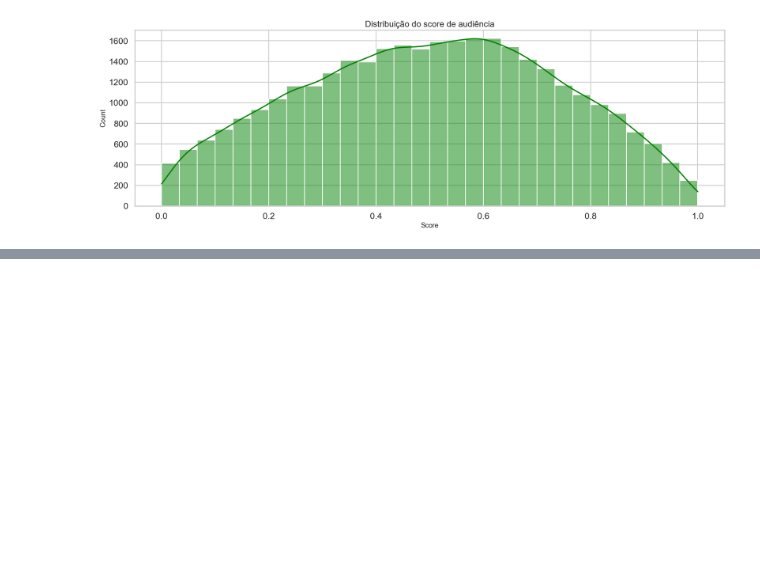
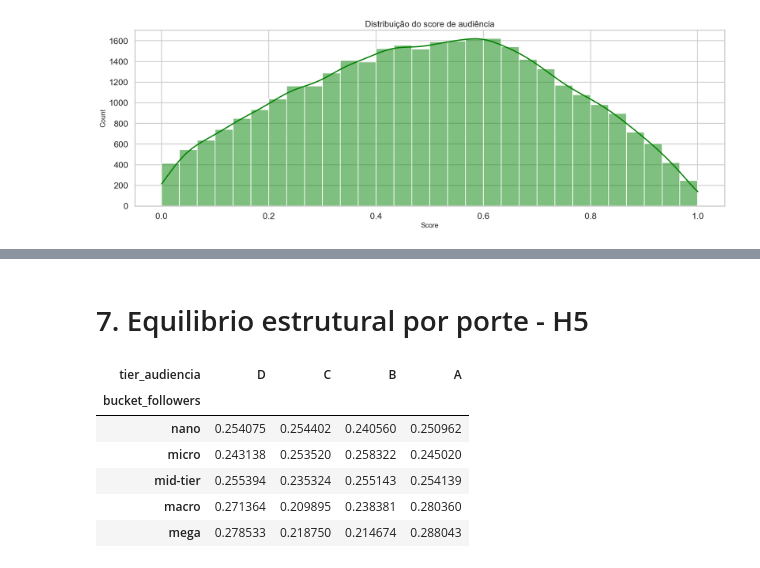
Before and after one commit to Davi-SC/influencers_kim, a Jupyter notebook: validacao_hipoteses.ipynb, the cells around one changed output, grey strips where cells are left out. Cells and saved outputs as stored; diff of their text form; code cells hidden in the pictures; blank space fills up the shorter version.

```diff
--- a/validacao_hipoteses.ipynb
+++ b/validacao_hipoteses.ipynb
@@ -139,0 +278,13 @@ plt.show()
+# %% [markdown]
+# 7. Equilibrio estrutural por porte - H5
+# %%
+dist_bucket_tier = pd.crosstab(df_pd["bucket_followers"], df_pd["tier_audiencia"], normalize="index").reindex(index=ORDEM_BUCKET, columns=ORDEM_TIER)
+dist_bucket_tier
+# %% [output]
+| tier_audiencia | D | C | B | A |
+| bucket_followers |  |  |  |  |
+| nano | 0.254075 | 0.254402 | 0.240560 | 0.250962 |
+| micro | 0.243138 | 0.253520 | 0.258322 | 0.245020 |
+| mid-tier | 0.255394 | 0.235324 | 0.255143 | 0.254139 |
+| macro | 0.271364 | 0.209895 | 0.238381 | 0.280360 |
+| mega | 0.278533 | 0.218750 | 0.214674 | 0.288043 |
```
Also changed, not shown: parts of 13 cells of this notebook.
